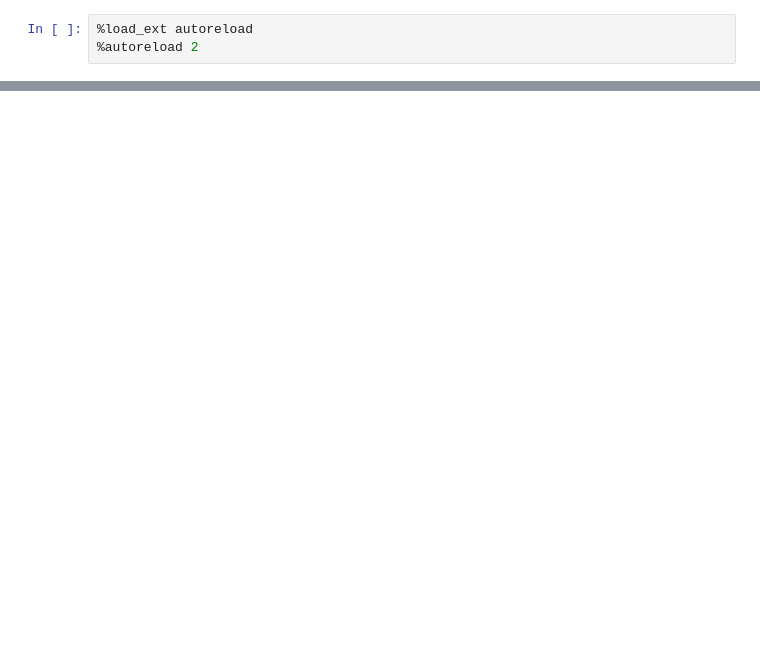
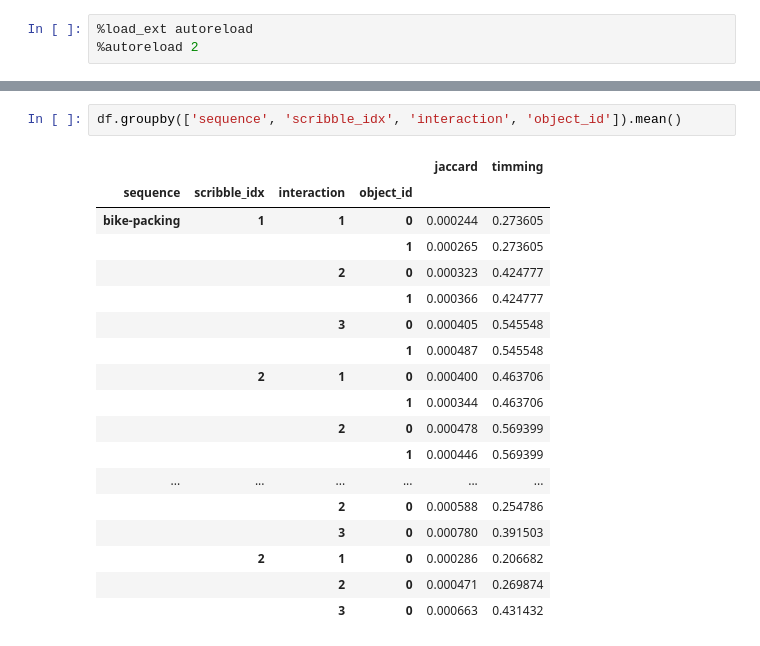
Before and after one commit to albertomontesg/davis-interactive, a Jupyter notebook: examples/example_session.ipynb, the cells around one changed output, grey strips where cells are left out. Cells and saved outputs as stored; diff of their text form; blank space fills up the shorter version.

```diff
--- a/examples/example_session.ipynb
+++ b/examples/example_session.ipynb
@@ -70,0 +68,21 @@ comb(1000, 500)
+# %%
+df.groupby(['sequence', 'scribble_idx', 'interaction', 'object_id']).mean()
+# %% [output]
+|  |  |  |  | jaccard | timming |
+| sequence | scribble_idx | interaction | object_id |  |  |
+| bike-packing | 1 | 1 | 0 | 0.000244 | 0.273605 |
+|  |  |  | 1 | 0.000265 | 0.273605 |
+|  |  | 2 | 0 | 0.000323 | 0.424777 |
+|  |  |  | 1 | 0.000366 | 0.424777 |
+|  |  | 3 | 0 | 0.000405 | 0.545548 |
+|  |  |  | 1 | 0.000487 | 0.545548 |
+|  | 2 | 1 | 0 | 0.000400 | 0.463706 |
+|  |  |  | 1 | 0.000344 | 0.463706 |
+|  |  | 2 | 0 | 0.000478 | 0.569399 |
+|  |  |  | 1 | 0.000446 | 0.569399 |
+| ... | ... | ... | ... | ... | ... |
+|  |  | 2 | 0 | 0.000588 | 0.254786 |
+|  |  | 3 | 0 | 0.000780 | 0.391503 |
+|  | 2 | 1 | 0 | 0.000286 | 0.206682 |
+|  |  | 2 | 0 | 0.000471 | 0.269874 |
+|  |  | 3 | 0 | 0.000663 | 0.431432 |
```
Also changed, not shown: parts of 5 cells of this notebook, 4 other files.
